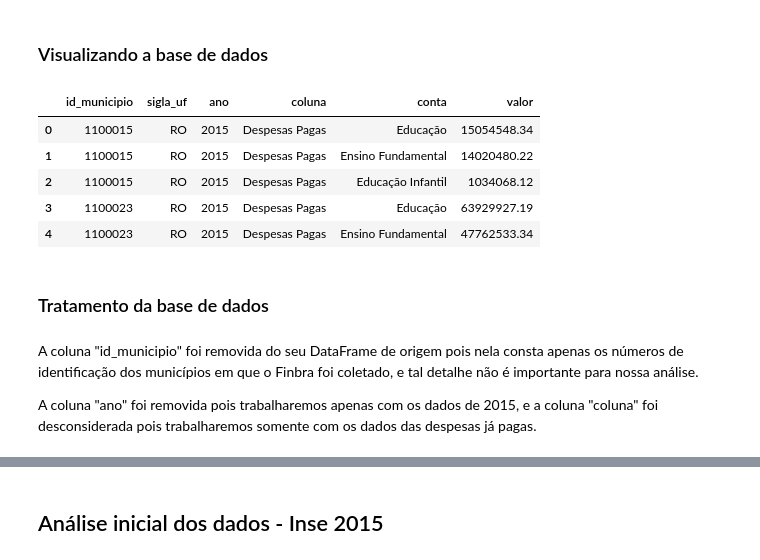
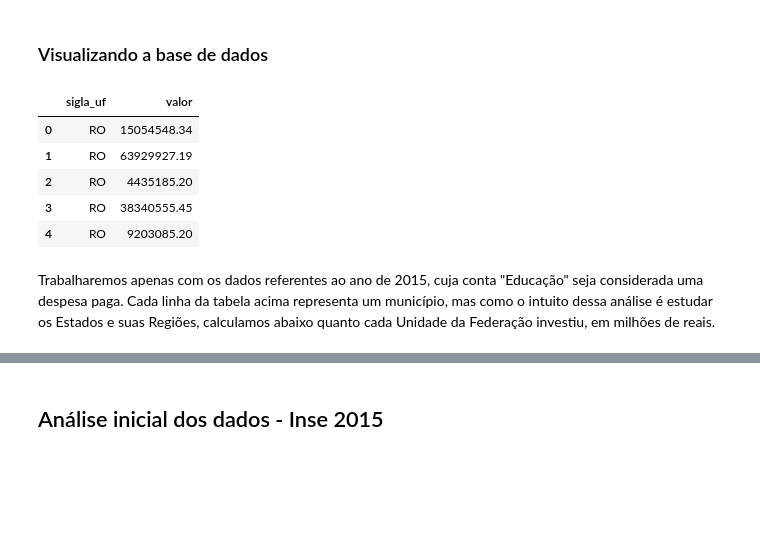
Before and after one commit to RafaelxFernandes/PS-UFRJ-Analytica, a Jupyter notebook: Análise/Nível Socioeconômico (Inse).ipynb, the cells around one changed output, grey strips where cells are left out. Cells and saved outputs as stored; diff of their text form; code cells hidden in the pictures; blank space fills up the shorter version.

Commit message:
+ análise concluída

```diff
--- a/Análise/Nível Socioeconômico (Inse).ipynb
+++ b/Análise/Nível Socioeconômico (Inse).ipynb
@@ -309,27 +311,19 @@ O Finbra (Finanças do Brasil) é o banco de dados criado pela Secretaria do Tes
 # %%
 import basedosdados as bd
 
 query_despesas = \
 """
-SELECT  id_municipio, sigla_uf, ano, coluna, conta, valor
+SELECT sigla_uf, valor
 FROM `basedosdados.br_tesouro_finbra.despesas_por_funcao`
-WHERE coluna='Despesas Pagas' AND ano = 2015 AND conta IN
-('Educação',
-'Ensino Fundamental',
-'Educação Infantil',
-'Educação de Jovens e Adultos',
-'Ensino Médio',
-'Educação Básica');
+WHERE coluna = 'Despesas Pagas' AND ano = 2015 AND conta = 'Educação';
 """
 
 dataframe_finbra = bd.read_sql(query = query_despesas, billing_project_id = "ps-ufrj-analytica-317014")
 dataframe_finbra.head()
 # %% [output]
-|  | id_municipio | sigla_uf | ano | coluna | conta | valor |
-| 0 | 1100015 | RO | 2015 | Despesas Pagas | Educação | 15054548.34 |
-| 1 | 1100015 | RO | 2015 | Despesas Pagas | Ensino Fundamental | 14020480.22 |
-| 2 | 1100015 | RO | 2015 | Despesas Pagas | Educação Infantil | 1034068.12 |
-| 3 | 1100023 | RO | 2015 | Despesas Pagas | Educação | 63929927.19 |
-| 4 | 1100023 | RO | 2015 | Despesas Pagas | Ensino Fundamental | 47762533.34 |
+|  | sigla_uf | valor |
+| 0 | RO | 15054548.34 |
+| 1 | RO | 63929927.19 |
+| 2 | RO | 4435185.20 |
+| 3 | RO | 38340555.45 |
+| 4 | RO | 9203085.20 |
-# %% [markdown]
-### Tratamento da base de dados
@@ -342,4 +330,2 @@ dataframe_finbra = dataframe_finbra.drop(columns = [
 # %% [markdown]
-A coluna "id_municipio" foi removida do seu DataFrame de origem pois nela consta apenas os números de identificação dos municípios em que o Finbra foi coletado, e tal detalhe não é importante para nossa análise.
-
-A coluna "ano" foi removida pois trabalharemos apenas com os dados de 2015, e a coluna "coluna" foi desconsiderada pois trabalharemos somente com os dados das despesas já pagas.
+Trabalharemos apenas com os dados referentes ao ano de 2015, cuja conta "Educação" seja considerada uma despesa paga. Cada linha da tabela acima representa um município, mas como o intuito dessa análise é estudar os Estados e suas Regiões, calculamos abaixo quanto cada Unidade da Federação investiu, em milhões de reais.
```
Also changed, not shown: parts of 25 cells of this notebook.
